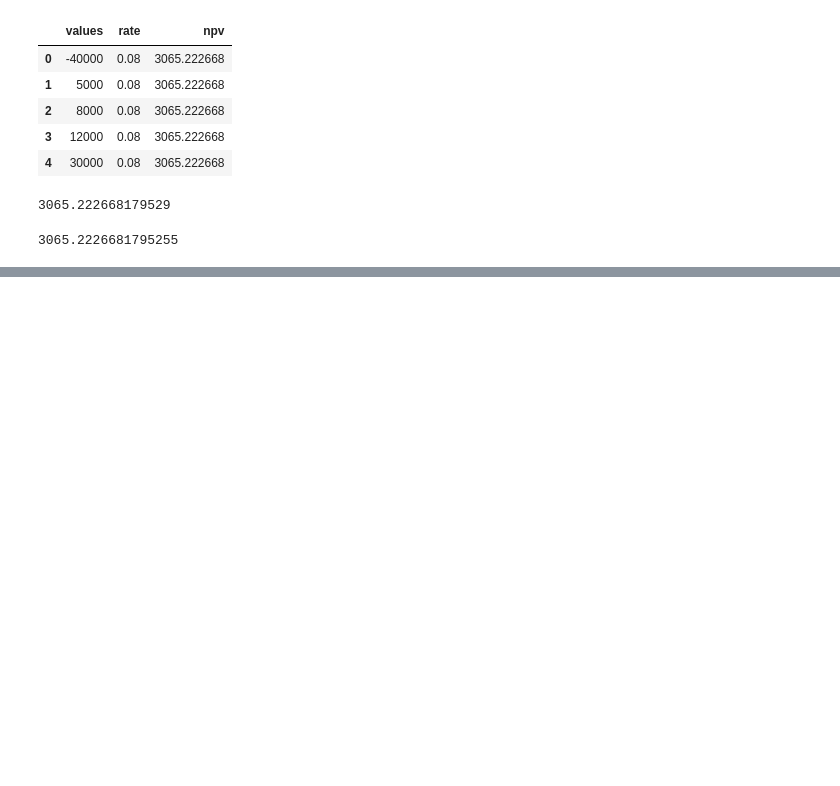
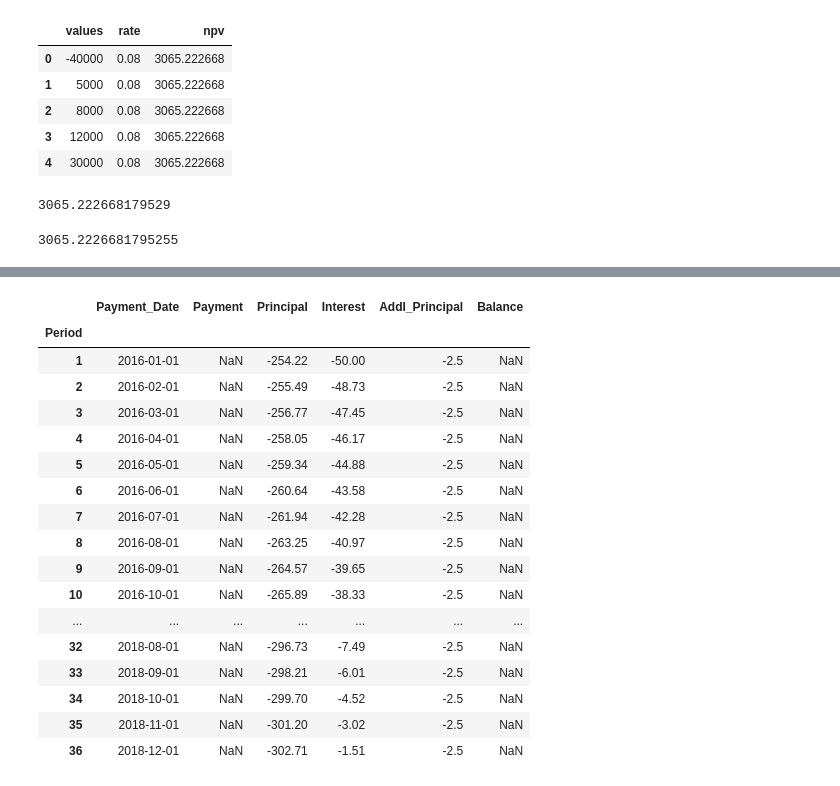
Before and after one commit to paolovolterra/MatematicaFinanziaria, a Jupyter notebook: MatematicaFinanziaria.ipynb, the cells around one changed output, grey strips where cells are left out. Drawn from its saved outputs; the diff is of its cells as text; code cells hidden in the pictures; blank space fills up the shorter version.

```diff
--- a/MatematicaFinanziaria.ipynb
+++ b/MatematicaFinanziaria.ipynb
@@ -222,0 +303,9 @@ npf.npv(rate,investment+cashflow)
+# %%
+Interest_Rate = 0.06
+Years = 3
+Payments_Year = 12
+Principal = 10000
+Addl_Princ = 2.5
+
+from datetime import date
+start_date = (date(2016,1,1))
@@ -222,0 +340,3 @@ npf.npv(rate,investment+cashflow)
+# %%
+rng = pd.date_range(start_date, periods=Years * Payments_Year, freq='MS')
+rng.name = "Payment_Date"
@@ -222,0 +356,26 @@ npf.npv(rate,investment+cashflow)
+# %%
+df = pd.DataFrame(index=rng,columns=['Payment', 'Principal', 'Interest', 'Addl_Principal', 'Balance'], dtype='float')
+df.reset_index(inplace=True)
+df.index += 1
+df.index.name = "Period"
+# %%
+df
+# %% [output]
+|  | Payment_Date | Payment | Principal | Interest | Addl_Principal | Balance |
+| Period |  |  |  |  |  |  |
+| 1 | 2016-01-01 | NaN | -254.22 | -50.00 | -2.5 | NaN |
+| 2 | 2016-02-01 | NaN | -255.49 | -48.73 | -2.5 | NaN |
+| 3 | 2016-03-01 | NaN | -256.77 | -47.45 | -2.5 | NaN |
+| 4 | 2016-04-01 | NaN | -258.05 | -46.17 | -2.5 | NaN |
+| 5 | 2016-05-01 | NaN | -259.34 | -44.88 | -2.5 | NaN |
+| 6 | 2016-06-01 | NaN | -260.64 | -43.58 | -2.5 | NaN |
+| 7 | 2016-07-01 | NaN | -261.94 | -42.28 | -2.5 | NaN |
+| 8 | 2016-08-01 | NaN | -263.25 | -40.97 | -2.5 | NaN |
+| 9 | 2016-09-01 | NaN | -264.57 | -39.65 | -2.5 | NaN |
+| 10 | 2016-10-01 | NaN | -265.89 | -38.33 | -2.5 | NaN |
+| ... | ... | ... | ... | ... | ... | ... |
+| 32 | 2018-08-01 | NaN | -296.73 | -7.49 | -2.5 | NaN |
+| 33 | 2018-09-01 | NaN | -298.21 | -6.01 | -2.5 | NaN |
+| 34 | 2018-10-01 | NaN | -299.70 | -4.52 | -2.5 | NaN |
+| 35 | 2018-11-01 | NaN | -301.20 | -3.02 | -2.5 | NaN |
+| 36 | 2018-12-01 | NaN | -302.71 | -1.51 | -2.5 | NaN |
```
Also changed, not shown: parts of 22 cells of this notebook.
